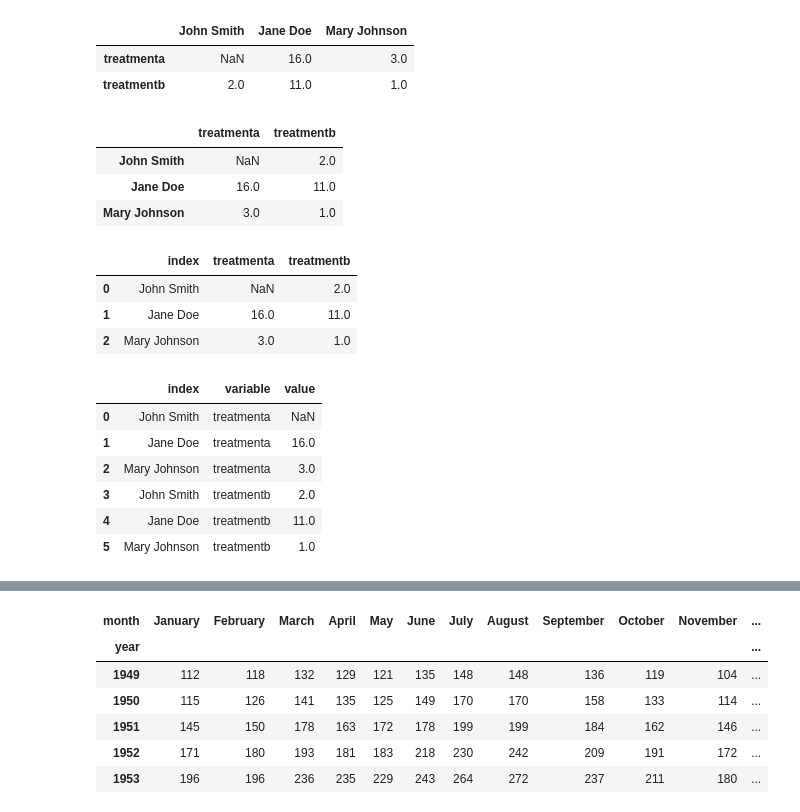
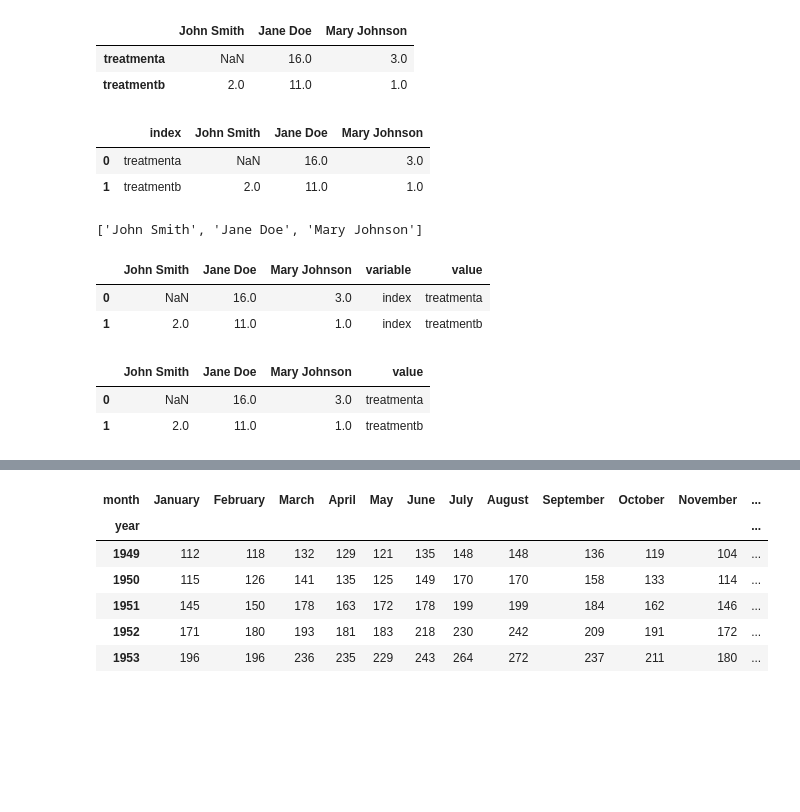
Before and after one commit to yestrella14/DS-Unit-1-Sprint-1-Data-Wrangling-and-Storytelling, a Jupyter notebook: LS_DS_113_Join_and_Reshape_Data_Assignment.ipynb, the cells around one changed output, grey strips where cells are left out. Saved outputs shown, nothing was run; the diff lists cells and outputs as text; code cells hidden in the pictures; blank space fills up the shorter version.

```diff
--- a/LS_DS_113_Join_and_Reshape_Data_Assignment.ipynb
+++ b/LS_DS_113_Join_and_Reshape_Data_Assignment.ipynb
@@ -270,54 +278,53 @@ Name: product_name, dtype: int64
  - Tidy --> Table 2
 - Load seaborn's `flights` dataset by running the cell below. Then create a pivot table showing the number of passengers by month and year. Use year for the index and month for the columns. You've done it right if you get 112 passengers for January 1949 and 432 passengers for December 1960.
 # %%
+#Importing again in case I only run this portion of the collab notebook
 import pandas as pd
 import numpy as np
 
-table1 = pd.DataFrame(
+table_1 = pd.DataFrame(
     [[np.nan, 2],
      [16,    11],
      [3,      1]],
     index=['John Smith', 'Jane Doe', 'Mary Johnson'],
     columns=['treatmenta', 'treatmentb'])
-
-table2 = table1.T
-
-table2
+table_2 = table_1.T
+table_2
 # %% [output]
 |  | John Smith | Jane Doe | Mary Johnson |
 | treatmenta | NaN | 16.0 | 3.0 |
 | treatmentb | 2.0 | 11.0 | 1.0 |
-# %%
-# table2 -> tidy
-table2= table2.T
-table2
-# %% [output]
-|  | treatmenta | treatmentb |
-| John Smith | NaN | 2.0 |
-| Jane Doe | 16.0 | 11.0 |
-| Mary Johnson | 3.0 | 1.0 |
 # %%
+# table2 -> tidy
 #Lets reset the index
-table2 = table2.reset_index()
+table_2 = table_2.reset_index()
+
+table_2
+# %% [output]
+|  | index | John Smith | Jane Doe | Mary Johnson |
+| 0 | treatmenta | NaN | 16.0 | 3.0 |
+| 1 | treatmentb | 2.0 | 11.0 | 1.0 |
-# %%
-#print table 2
-table2
-# %% [output]
-|  | index | treatmenta | treatmentb |
-| 0 | John Smith | NaN | 2.0 |
-| 1 | Jane Doe | 16.0 | 11.0 |
-| 2 | Mary Johnson | 3.0 | 1.0 |
+# %%
+#Lets get the column name into a list
+mycolumns = list(table_2.columns[1:])
+mycolumns
+# %% [output]
+['John Smith', 'Jane Doe', 'Mary Johnson']
 # %%
-#use the .melt method
-tidy2 = table2.melt(id_vars=['index'],
-                    value_vars= ['treatmenta', 'treatmentb'])
-tidy2
+#Table 2 to tidy using the melt method
+tidy_2= table_2.melt(id_vars=mycolumns,
+                   value_vars=['index'])
+tidy_2
 # %% [output]
-|  | index | variable | value |
-| 0 | John Smith | treatmenta | NaN |
-| 1 | Jane Doe | treatmenta | 16.0 |
-| 2 | Mary Johnson | treatmenta | 3.0 |
-| 3 | John Smith | treatmentb | 2.0 |
-| 4 | Jane Doe | treatmentb | 11.0 |
-| 5 | Mary Johnson | treatmentb | 1.0 |
+|  | John Smith | Jane Doe | Mary Johnson | variable | value |
+| 0 | NaN | 16.0 | 3.0 | index | treatmenta |
+| 1 | 2.0 | 11.0 | 1.0 | index | treatmentb |
+# %%
+#Lets get rid of the variable column
+tidy_2 = tidy_2.drop(columns='variable')
+tidy_2
+# %% [output]
+|  | John Smith | Jane Doe | Mary Johnson | value |
+| 0 | NaN | 16.0 | 3.0 | treatmenta |
+| 1 | 2.0 | 11.0 | 1.0 | treatmentb |
 # %%
```
Also changed, not shown: parts of 23 cells of this notebook.
